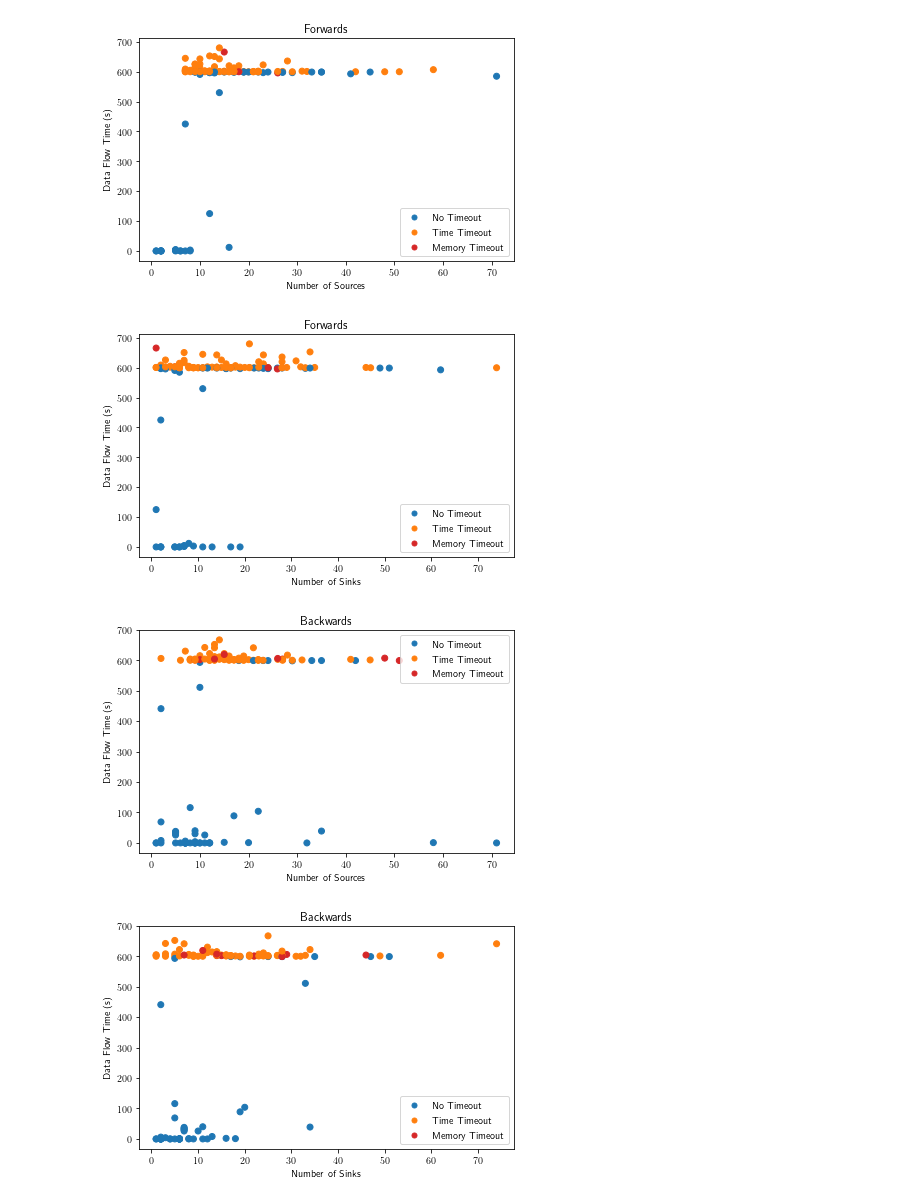
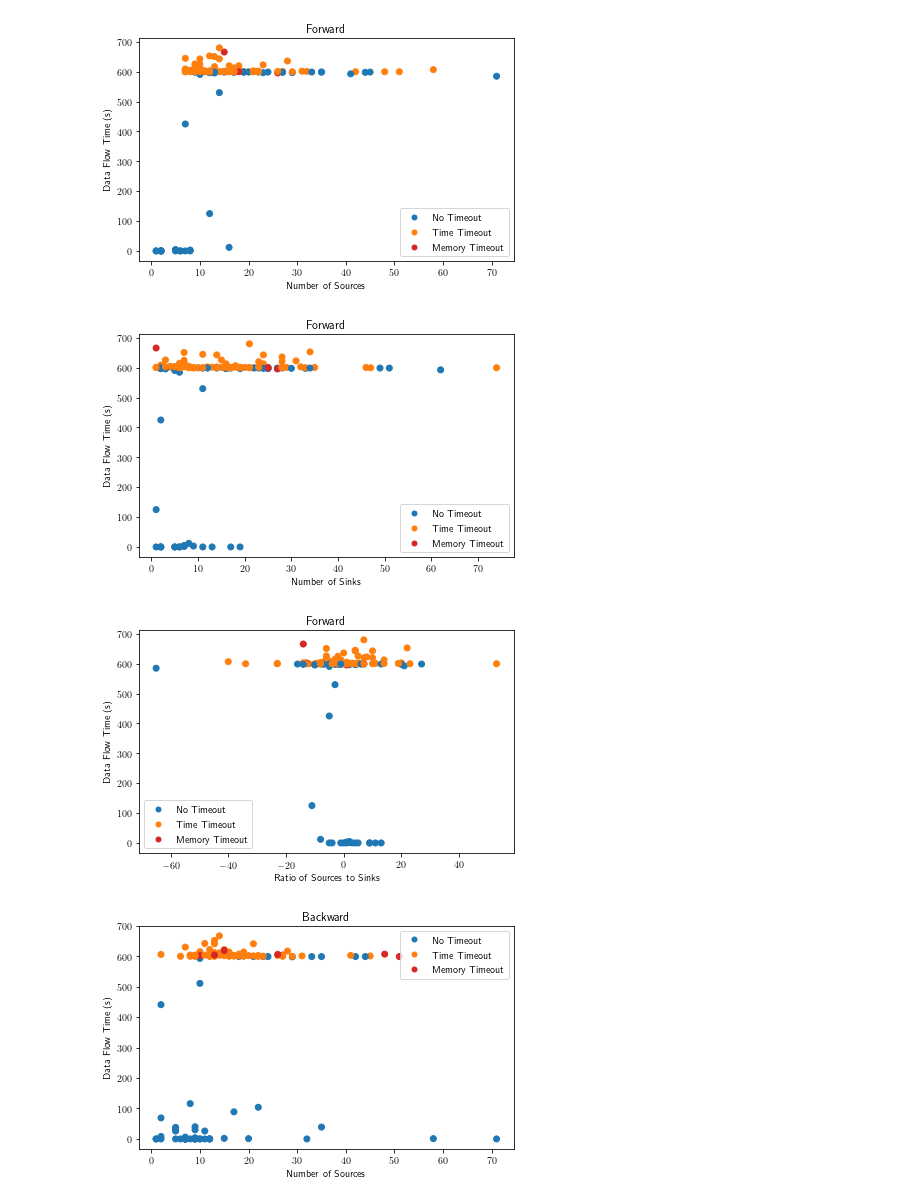
Before and after one commit to t1mlange/bachelor-thesis, a Jupyter notebook: scripts/RealWorld.ipynb, the cells around one changed output. Saved outputs shown, nothing was run; the diff lists cells and outputs as text; code cells hidden in the pictures.

```diff
--- a/scripts/RealWorld.ipynb
+++ b/scripts/RealWorld.ipynb
@@ -284,6 +283,7 @@ handles = [blue_dot, orange_dot, red_dot]
 
 xsources = []
 xsinks = []
+xratio = []
 xstmts = []
 xclasses = []
 xmethods = []
@@ -304,6 +304,7 @@ for name, app in apps.items():
             datafw.append(run.dataflowTime)
             xsources.append(app.sources)
             xsinks.append(app.sinks)
+            xratio.append(app.sinks - app.sources)
             xstmts.append(app.statements)
             xclasses.append(app.classes)
             xmethods.append(app.methods)
@@ -321,7 +322,7 @@ plt.figure()
 plt.scatter(xsources, datafw, c=cfw)
 plt.xlabel("Number of Sources")
 plt.ylabel("Data Flow Time (s)")
-plt.title("Forwards")
+plt.title("Forward")
 plt.legend(handles=handles)
 plt.tight_layout()
 plt.savefig(FIG_PATH + "fw_dataflow-sources.pgf")
@@ -329,16 +330,25 @@ plt.figure()
 plt.scatter(xsinks, datafw, c=cfw)
 plt.xlabel("Number of Sinks")
 plt.ylabel("Data Flow Time (s)")
-plt.title("Forwards")
+plt.title("Forward")
 plt.legend(handles=handles)
 plt.tight_layout()
 plt.savefig(FIG_PATH + "fw_dataflow-sinks.pgf")
+plt.figure()
+plt.scatter(xratio, datafw, c=cfw)
+plt.xlabel("Ratio of Sources to Sinks")
+plt.ylabel("Data Flow Time (s)")
+plt.title("Forward")
+plt.legend(handles=handles)
+plt.tight_layout()
+plt.savefig(FIG_PATH + "fw_dataflow-ssratio.pgf")
+
 
 plt.figure()
 plt.scatter(xsources, databw, c=cbw)
 plt.xlabel("Number of Sources")
 plt.ylabel("Data Flow Time (s)")
-plt.title("Backwards")
+plt.title("Backward")
 plt.legend(handles=handles)
 plt.tight_layout()
 plt.savefig(FIG_PATH + "bw_dataflow-sources.pgf")
@@ -346,16 +356,24 @@ plt.figure()
 plt.scatter(xsinks, databw, c=cbw)
 plt.xlabel("Number of Sinks")
 plt.ylabel("Data Flow Time (s)")
-plt.title("Backwards")
+plt.title("Backward")
 plt.legend(handles=handles)
 plt.tight_layout()
 plt.savefig(FIG_PATH + "bw_dataflow-sinks.pgf")
+plt.figure()
+plt.scatter(xratio, databw, c=cbw)
+plt.xlabel("Ratio of Sources to Sinks")
+plt.ylabel("Data Flow Time (s)")
+plt.title("Backward")
+plt.legend(handles=handles)
+plt.tight_layout()
+plt.savefig(FIG_PATH + "bw_dataflow-ssratio.pgf")
 
 plt.figure()
 plt.scatter(xstmts, datafw, c=cfw)
 plt.xlabel("Statements")
 plt.ylabel("Data Flow Time (s)")
-plt.title("Forwards")
+plt.title("Forward")
 plt.legend(handles=handles)
 plt.tight_layout()
 plt.savefig(FIG_PATH + "fw_dataflow-statements.pgf")
@@ -363,7 +381,7 @@ plt.figure()
 plt.scatter(xmethods, datafw, c=cfw)
 plt.xlabel("Methods")
 plt.ylabel("Data Flow Time (s)")
-plt.title("Forwards")
+plt.title("Forward")
 plt.legend(handles=handles)
 plt.tight_layout()
 plt.savefig(FIG_PATH + "fw_dataflow-methods.pgf")
@@ -371,7 +389,7 @@ plt.figure()
 plt.scatter(xclasses, datafw, c=cfw)
 plt.xlabel("Classes")
 plt.ylabel("Data Flow Time (s)")
-plt.title("Forwards")
+plt.title("Forward")
 plt.legend(handles=handles)
 plt.tight_layout()
 plt.savefig(FIG_PATH + "fw_dataflow-classes.pgf")
@@ -379,7 +397,7 @@ plt.figure()
 plt.scatter(xcg, datafw, c=cfw)
 plt.xlabel("Callgraph Size")
 plt.ylabel("Data Flow Time (s)")
-plt.title("Forwards")
+plt.title("Forward")
 plt.legend(handles=handles)
 plt.tight_layout()
 plt.savefig(FIG_PATH + "fw_dataflow-cg.pgf")
@@ -387,7 +405,7 @@ plt.figure()
 plt.scatter(xstmts, databw, c=cbw)
 plt.xlabel("Statements")
 plt.ylabel("Data Flow Time (s)")
-plt.title("Backwards")
+plt.title("Backward")
 plt.legend(handles=handles)
 plt.tight_layout()
 plt.savefig(FIG_PATH + "bw_dataflow-statements.pgf")
@@ -395,7 +413,7 @@ plt.figure()
 plt.scatter(xmethods, databw, c=cbw)
 plt.xlabel("Methods")
 plt.ylabel("Data Flow Time (s)")
-plt.title("Backwards")
+plt.title("Backward")
 plt.legend(handles=handles)
 plt.tight_layout()
 plt.savefig(FIG_PATH + "bw_dataflow-methods.pgf")
@@ -403,42 +421,42 @@ plt.figure()
 plt.scatter(xclasses, databw, c=cbw)
 plt.xlabel("Classes")
 plt.ylabel("Data Flow Time (s)")
-plt.title("Backwards")
+plt.title("Backward")
 plt.legend(handles=handles)
 plt.tight_layout()
 plt.savefig(FIG_PATH + "bw_dataflow-classes.pgf")
 plt.figure()
 plt.scatter(xcg, databw, c=cbw)
 plt.xlabel("Callgraph Size")
 plt.ylabel("Data Flow Time (s)")
-plt.title("Backwards")
+plt.title("Backward")
 plt.legend(handles=handles)
 plt.tight_layout()
 plt.savefig(FIG_PATH + "bw_dataflow-cg.pgf")
 
 edgeMax = max(np.max(xedgesfw), np.max(xedgesbw))
 scale = np.arange(0, (round(edgeMax/10**7)+1) * 10**7, 10**7)
 plt.figure()
 plt.scatter(xedgesfw, datafw, c=cfw)
 plt.xticks(scale)
 plt.xlabel("Edge Count")
 plt.ylabel("Data Flow Time (s)")
-plt.title("Forwards")
+plt.title("Forward")
 plt.legend(handles=handles)
 plt.tight_layout()
 plt.savefig(FIG_PATH + "fw_dataflow-edges.pgf")
 
 plt.figure()
 plt.scatter(xedgesbw, databw, c=cbw)
 plt.xticks(scale)
 plt.xlabel("Edge Count")
 plt.ylabel("Data Flow Time (s)")
-plt.title("Backwards")
+plt.title("Backward")
 plt.legend(handles=handles)
 plt.tight_layout()
 plt.savefig(FIG_PATH + "bw_dataflow-edges.pgf")
 # %% [output]
-[figure, old version]
+[figure, new version]
-[figure, old version]
+[figure, new version]
-[figure, old version]
+[figure, new version]
-[figure, old version]
+[figure, new version]
```
Also changed, not shown: parts of 7 cells of this notebook, 37 other files.
